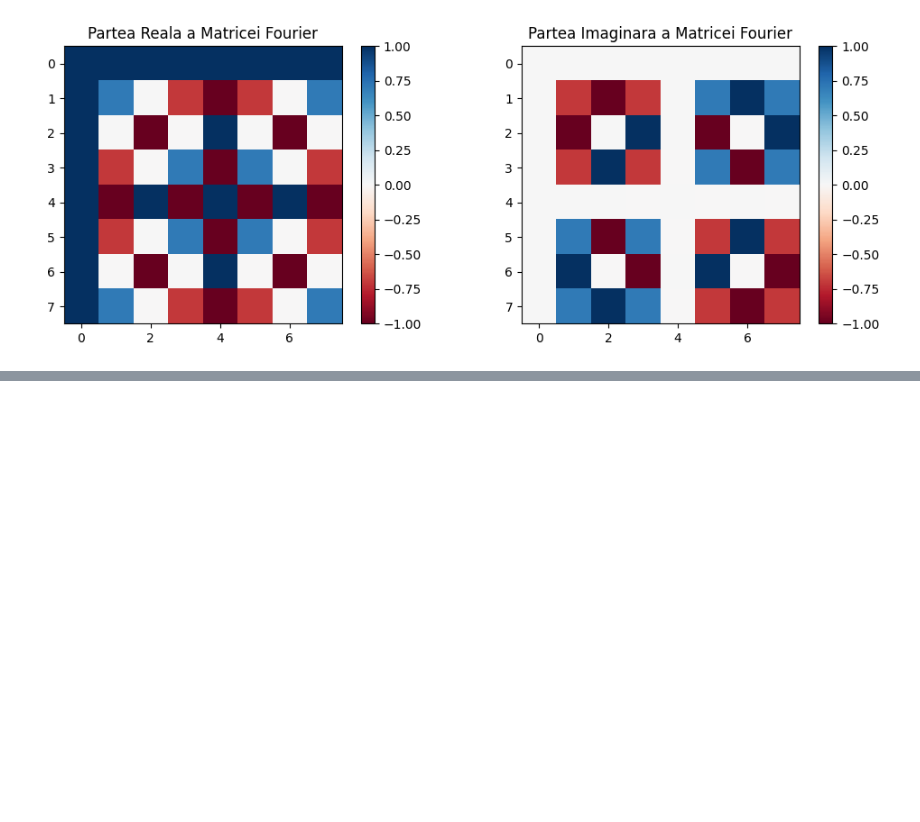
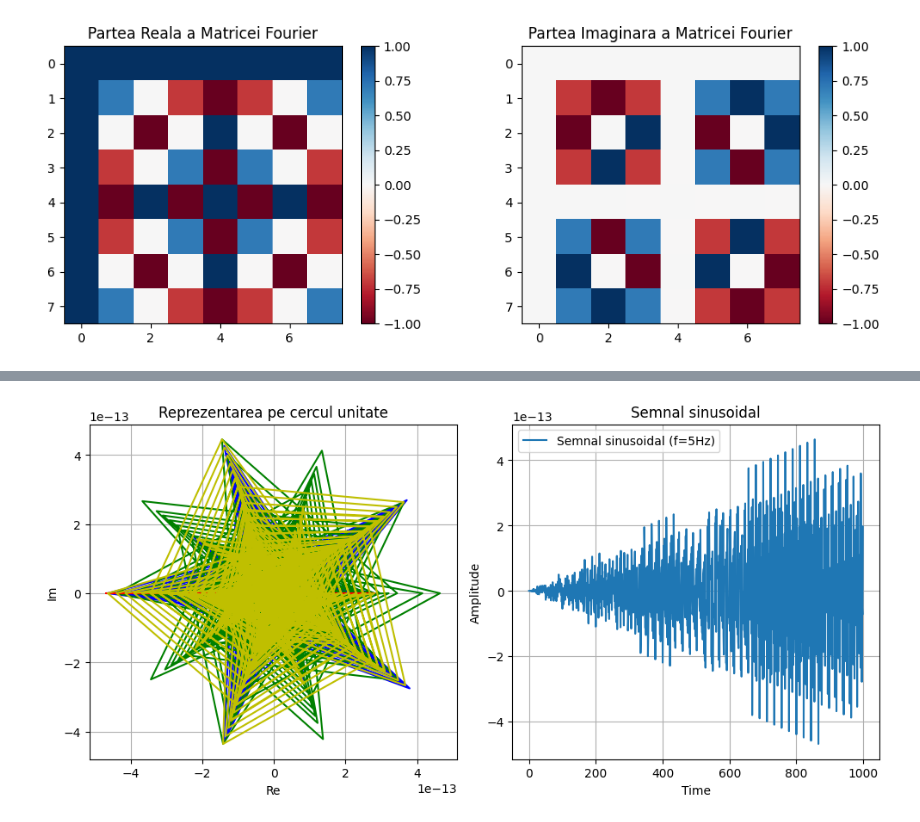
Before and after one commit to nicugnm/ProcesareaSemnalelor, a Jupyter notebook: lab3.ipynb, the cells around one changed output, grey strips where cells are left out. Saved outputs shown, nothing was run; the diff lists cells and outputs as text; code cells hidden in the pictures; blank space fills up the shorter version.

```diff
--- a/lab3.ipynb
+++ b/lab3.ipynb
@@ -70,20 +75,35 @@ plt.show()
 # %%
-# def print_plots(values):
-#     ax1 = plt.subplot(2, 1, 1)
-#     ax1.set_title("Real result")
-#     ax1.set_xlabel("Time")
-#     ax1.set_ylabel("Amplitude")
-#
-#     ax1.plot(vals, values.real)
-#
-#     ax2 = plt.subplot(2, 1, 2)
-#     ax2.set_title("Imag result")
-#     ax2.set_xlabel("Time")
-#     ax2.set_ylabel("Amplitude")
-#
-#     ax2.plot(vals, values.imag)
-#
-#
-#     plt.show()
-#
-# print_plots(result)
+# Ex2
+f = 5  # Frecvența semnalului sinusoidal
+fs = 10  # Frecvența de esantionare
+n_samples = 1000  # Numarul de esantioane
+n = np.arange(n_samples)
+x = np.sin(2 * PI * f * n / fs)
+
+# Definesc semnalul sinusoidal
+# Calcularea z[w] pentru w in {1Hz, 2Hz, 5Hz, 7Hz}
+omega_values = [1, 2, 5, 7]
+colors = ['b', 'g', 'r', 'y']
+
+fig, axs = plt.subplots(1, 2, figsize=(10, 5))
+
+for i, omega in enumerate(omega_values):
+    z = x * np.exp(-2 * np.pi * 1j * omega * n / fs)
+    axs[0].plot(np.real(z), np.imag(z), color=colors[i], label=f'ω={omega}Hz')
+    axs[0].set_xlabel('Re')
+    axs[0].set_ylabel('Im')
+    axs[0].set_title('Reprezentarea pe cercul unitate')
+    axs[0].grid(True)
+
+# Reprezentarea semnalului sinusoidal
+axs[1].plot(n, x, label=f'Semnal sinusoidal (f={f}Hz)')
+axs[1].set_xlabel('Time')
+axs[1].set_ylabel('Amplitude')
+axs[1].set_title('Semnal sinusoidal')
+axs[1].grid(True)
+
+plt.legend()
+plt.tight_layout()
+plt.show()
+# %% [output]
+[figure, added]
```
Also changed, not shown: parts of 3 cells of this notebook.
